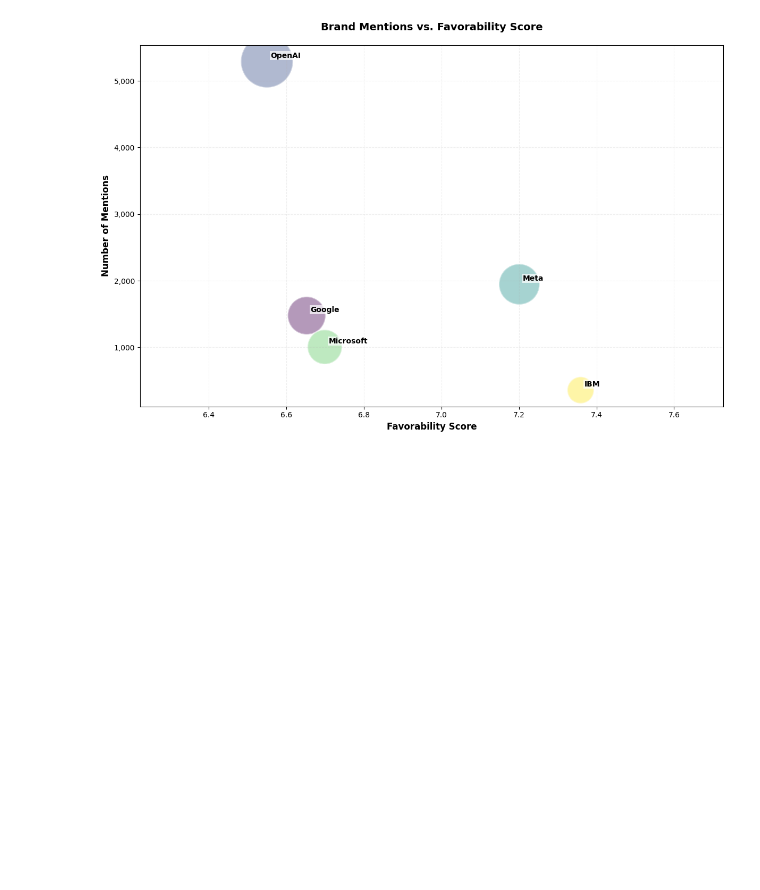
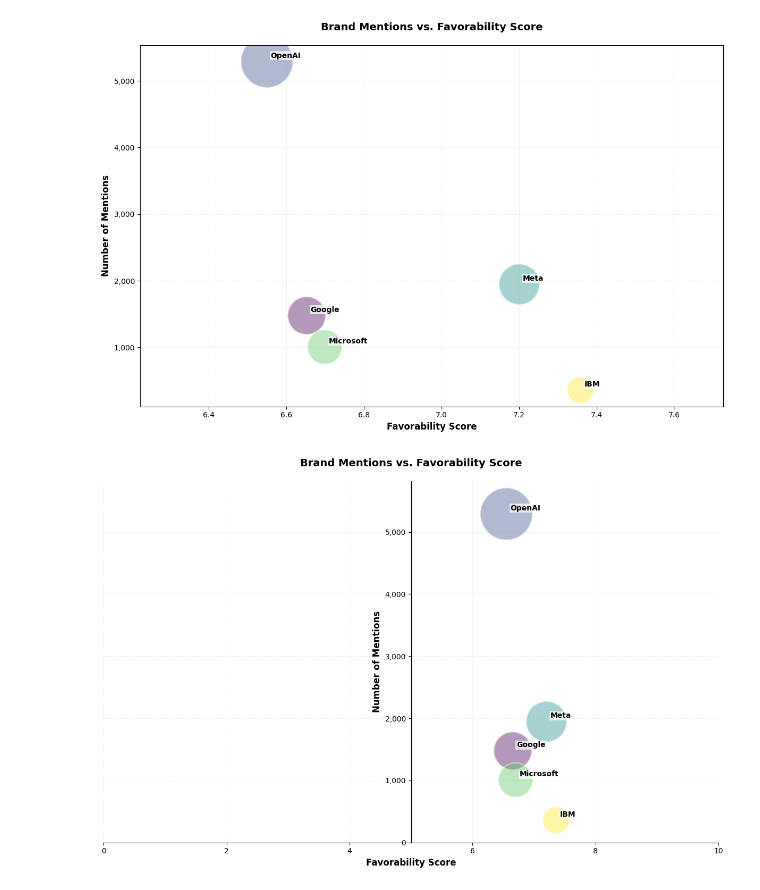
Before and after one commit to rsanabani/ibmValues, a Jupyter notebook: favorability/favorability_stage.ipynb, the cells around one changed output. Saved outputs shown, nothing was run; the diff lists cells and outputs as text; code cells hidden in the pictures; blank space fills up the shorter version.

```diff
--- a/favorability/favorability_stage.ipynb
+++ b/favorability/favorability_stage.ipynb
@@ -295,0 +380,6 @@ plot.show()
+# %%
+aggregated_results = aggregate_favorability_data(df)
+plot = create_favorability_plot(aggregated_results)
+plot.show()
+# %% [output]
+[figure, added]
```
Also changed, not shown: parts of 4 cells of this notebook, 5 other files.
